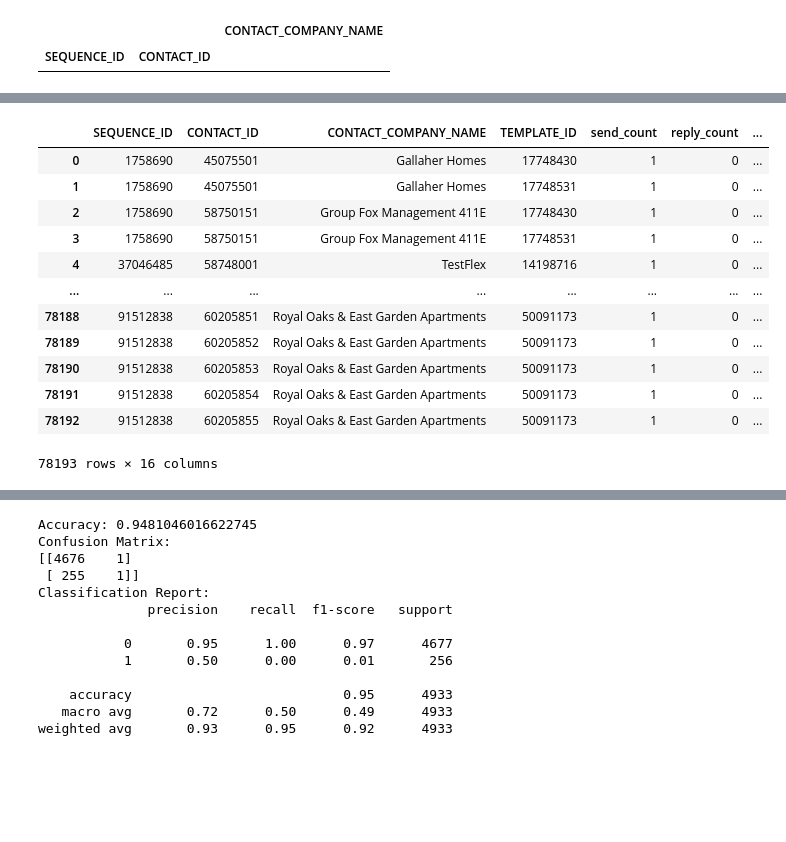
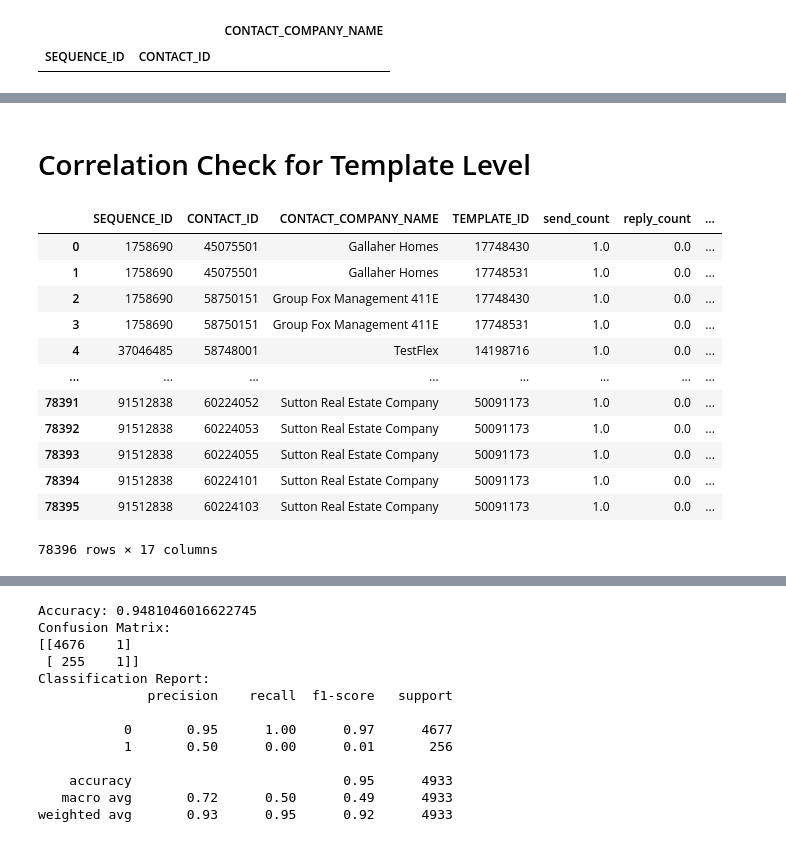
Before and after one commit to xiangpingflex/flex2-prospector-AI, a Jupyter notebook: experiments/notebooks/sequence_exp.ipynb, the cells around one changed output, grey strips where cells are left out. Saved outputs shown, nothing was run; the diff lists cells and outputs as text; code cells hidden in the pictures; blank space fills up the shorter version.

```diff
--- a/experiments/notebooks/sequence_exp.ipynb
+++ b/experiments/notebooks/sequence_exp.ipynb
@@ -38,3 +18,6 @@ df_sequence_20230101.shape
+# %%
+# read from csv
+df_sequence_20230101 = pd.read_csv('../data/sequence_20230101.csv', sep='|')
 # %%
 # test if the contact and company is 1 to 1
 seq_contact_company_df = df_sequence_20230101.groupby(by=['SEQUENCE_ID', 'CONTACT_ID'])[
@@ -215,31 +193,35 @@ KeyError: "['TEMPLATE_ID'] not in index"
+# %% [markdown]
+# Correlation Check for Template Level
 # %%
-template_seq_contact_company_df = (df_sequence_20230101.groupby(by=['SEQUENCE_ID', 'CONTACT_ID', 'CONTACT_COMPANY_NAME', 'TEMPLATE_ID'])
-                          .agg(send_count=('SENT_COUNT', 'sum'),
-                               reply_count=('REPLY_COUNT', 'sum'),
-                               meeting_booked_count=('MEETING_BOOKED_COUNT', 'sum'),
-                               open_count=('OPEN_COUNT', 'sum'),
-                               contact_job_title=('CONTACT_JOB_TITLE', 'first'),
-                               contact_first_name=('CONTACT_FIRST_NAME', 'first'),
-                               contact_last_name=('CONTACT_LAST_NAME', 'first'),
-                               company_protfolio_type=('COMPANY_PROTFOLIO_TYPE', 'first'),
-                               company_protfolio_subtype=('COMPANY_PROTFOLIO_SUBTYPE', 'first'),
-                               company_segment=('COMPANY_SEGMENT', 'first'),
-                               company_state=('COMPANY_STATE', 'first'),
-                               contact_state=('CONTACT_STATE', 'first'),
-                               )).reset_index()
+template_seq_contact_company_df = (
+    df_sequence_20230101.groupby(by=['SEQUENCE_ID', 'CONTACT_ID', 'CONTACT_COMPANY_NAME', 'TEMPLATE_ID'])
+    .agg(send_count=('SENT_COUNT', 'sum'),
+         reply_count=('REPLY_COUNT', 'sum'),
+         meeting_booked_count=('MEETING_BOOKED_COUNT', 'sum'),
+         open_count=('OPEN_COUNT', 'sum'),
+         contact_job_title=('CONTACT_JOB_TITLE', 'first'),
+         company_protfolio_type=('COMPANY_PROTFOLIO_TYPE', 'first'),
+         company_protfolio_subtype=('COMPANY_PROTFOLIO_SUBTYPE', 'first'),
+         company_segment=('COMPANY_SEGMENT', 'first'),
+         company_state=('COMPANY_STATE', 'first'),
+         contact_state=('CONTACT_STATE', 'first'),
+         company_annual_revenue=('COMPANY_ANNUAL_REVENUE', 'first'),
+         company_founded_year=('COMPANY_FOUNDED_YEAR', 'first'),
+         company_units=('COMPANY_UNITS', 'first'),
+         )).reset_index()
 template_seq_contact_company_df
 # %% [output]
 |  | SEQUENCE_ID | CONTACT_ID | CONTACT_COMPANY_NAME | TEMPLATE_ID | send_count | reply_count | ... |
-| 0 | 1758690 | 45075501 | Gallaher Homes | 17748430 | 1 | 0 | ... |
-| 1 | 1758690 | 45075501 | Gallaher Homes | 17748531 | 1 | 0 | ... |
-| 2 | 1758690 | 58750151 | Group Fox Management 411E | 17748430 | 1 | 0 | ... |
-| 3 | 1758690 | 58750151 | Group Fox Management 411E | 17748531 | 1 | 0 | ... |
-| 4 | 37046485 | 58748001 | TestFlex | 14198716 | 1 | 0 | ... |
+| 0 | 1758690 | 45075501 | Gallaher Homes | 17748430 | 1.0 | 0.0 | ... |
+| 1 | 1758690 | 45075501 | Gallaher Homes | 17748531 | 1.0 | 0.0 | ... |
+| 2 | 1758690 | 58750151 | Group Fox Management 411E | 17748430 | 1.0 | 0.0 | ... |
+| 3 | 1758690 | 58750151 | Group Fox Management 411E | 17748531 | 1.0 | 0.0 | ... |
+| 4 | 37046485 | 58748001 | TestFlex | 14198716 | 1.0 | 0.0 | ... |
 | ... | ... | ... | ... | ... | ... | ... | ... |
-| 78188 | 91512838 | 60205851 | Royal Oaks & East Garden Apartments | 50091173 | 1 | 0 | ... |
-| 78189 | 91512838 | 60205852 | Royal Oaks & East Garden Apartments | 50091173 | 1 | 0 | ... |
-| 78190 | 91512838 | 60205853 | Royal Oaks & East Garden Apartments | 50091173 | 1 | 0 | ... |
-| 78191 | 91512838 | 60205854 | Royal Oaks & East Garden Apartments | 50091173 | 1 | 0 | ... |
-| 78192 | 91512838 | 60205855 | Royal Oaks & East Garden Apartments | 50091173 | 1 | 0 | ... |
+| 78391 | 91512838 | 60224052 | Sutton Real Estate Company | 50091173 | 1.0 | 0.0 | ... |
+| 78392 | 91512838 | 60224053 | Sutton Real Estate Company | 50091173 | 1.0 | 0.0 | ... |
+| 78393 | 91512838 | 60224055 | Sutton Real Estate Company | 50091173 | 1.0 | 0.0 | ... |
+| 78394 | 91512838 | 60224101 | Sutton Real Estate Company | 50091173 | 1.0 | 0.0 | ... |
+| 78395 | 91512838 | 60224103 | Sutton Real Estate Company | 50091173 | 1.0 | 0.0 | ... |
-78193 rows × 16 columns
+78396 rows × 17 columns
 # %%
```
Also changed, not shown: parts of 33 cells of this notebook, 7 other files.
